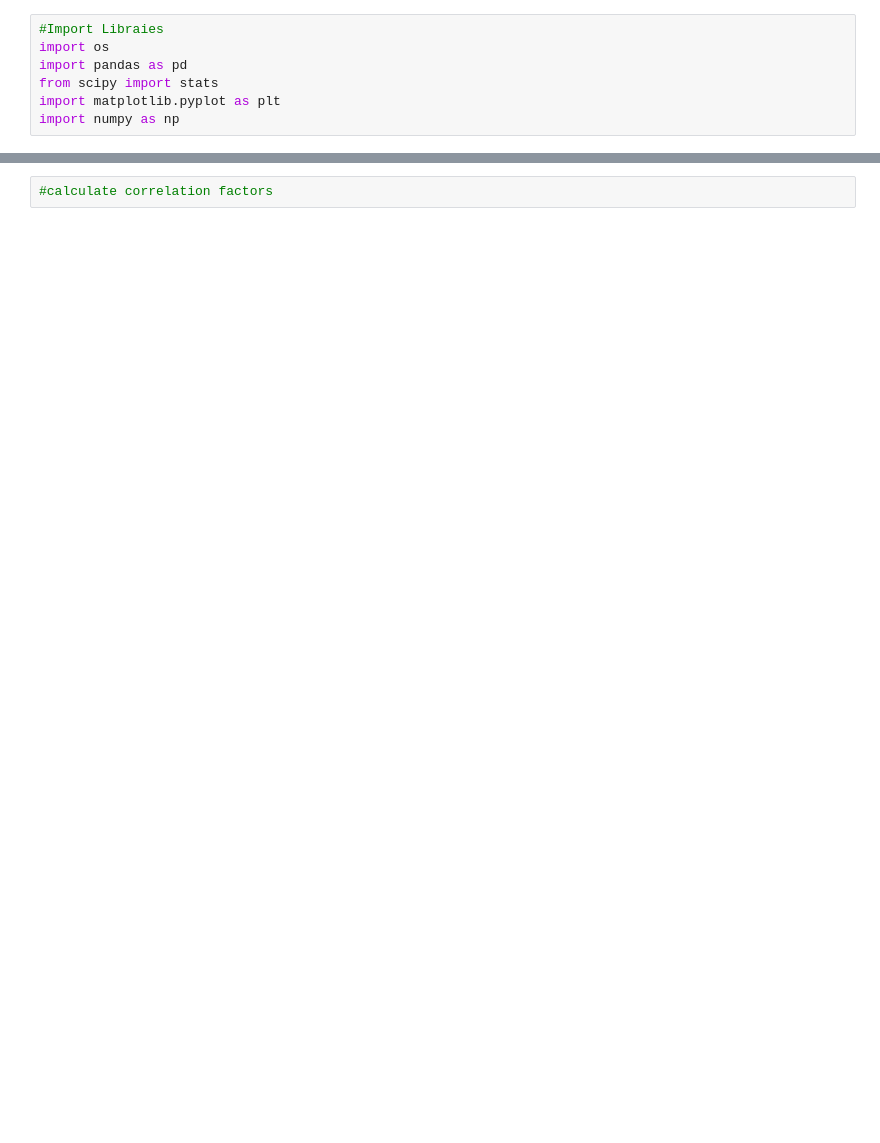
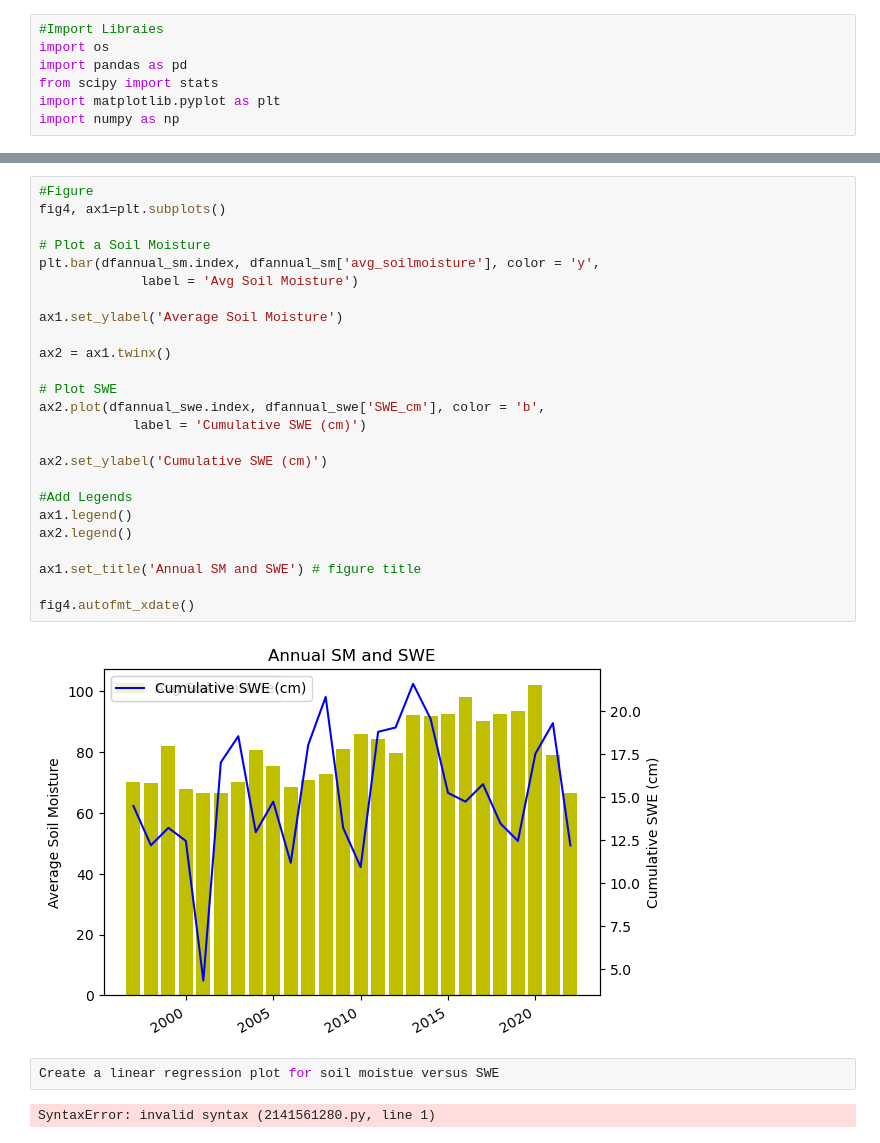
Before and after one commit to andrewflem/Final-Project-CO-snow-and-droughts, a Jupyter notebook: Fleming_Final_Project_ESCI_797 (1).ipynb, the cells around one changed output, grey strips where cells are left out. Saved outputs shown, nothing was run; the diff lists cells and outputs as text; blank space fills up the shorter version.

```diff
--- a/Fleming_Final_Project_ESCI_797 (1).ipynb
+++ b/Fleming_Final_Project_ESCI_797 (1).ipynb
@@ -189,2 +286,31 @@ fig2.autofmt_xdate()
 # %%
-#calculate correlation factors
+#Figure
+fig4, ax1=plt.subplots()
+
+# Plot a Soil Moisture
+plt.bar(dfannual_sm.index, dfannual_sm['avg_soilmoisture'], color = 'y',
+             label = 'Avg Soil Moisture')
+
+ax1.set_ylabel('Average Soil Moisture')
+
+ax2 = ax1.twinx()
+
+# Plot SWE
+ax2.plot(dfannual_swe.index, dfannual_swe['SWE_cm'], color = 'b',
+            label = 'Cumulative SWE (cm)')
+
+ax2.set_ylabel('Cumulative SWE (cm)')
+
+#Add Legends
+ax1.legend()
+ax2.legend()
+
+ax1.set_title('Annual SM and SWE') # figure title
+
+fig4.autofmt_xdate()
+# %% [output]
+[figure, added]
+# %%
+Create a linear regression plot for soil moistue versus SWE
+# %% [output]
+SyntaxError: invalid syntax (2141561280.py, line 1)
```
Also changed, not shown: parts of 23 cells of this notebook.
